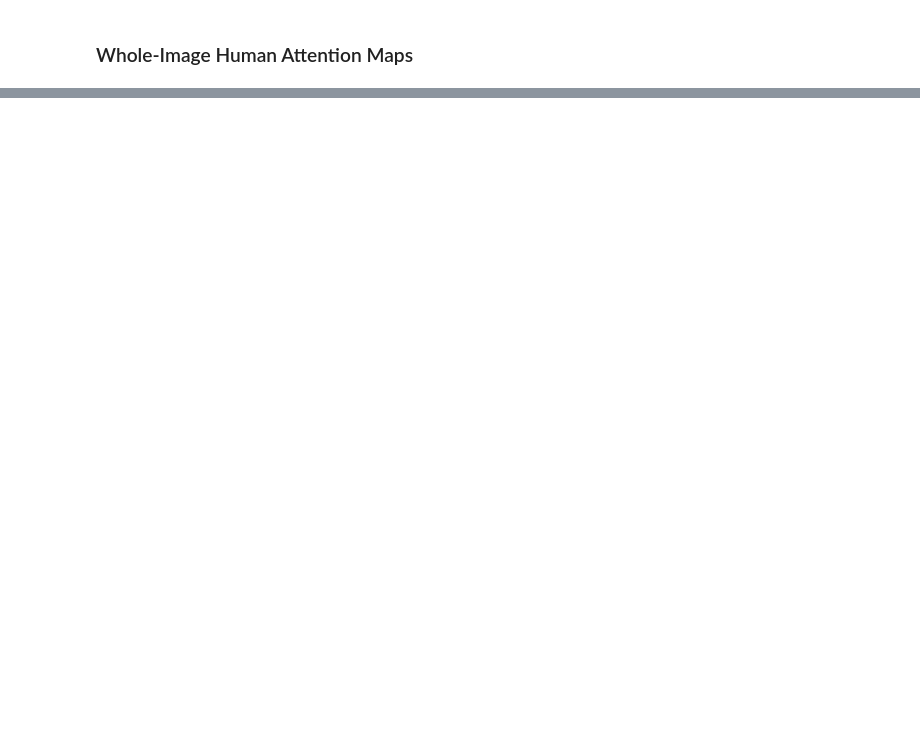
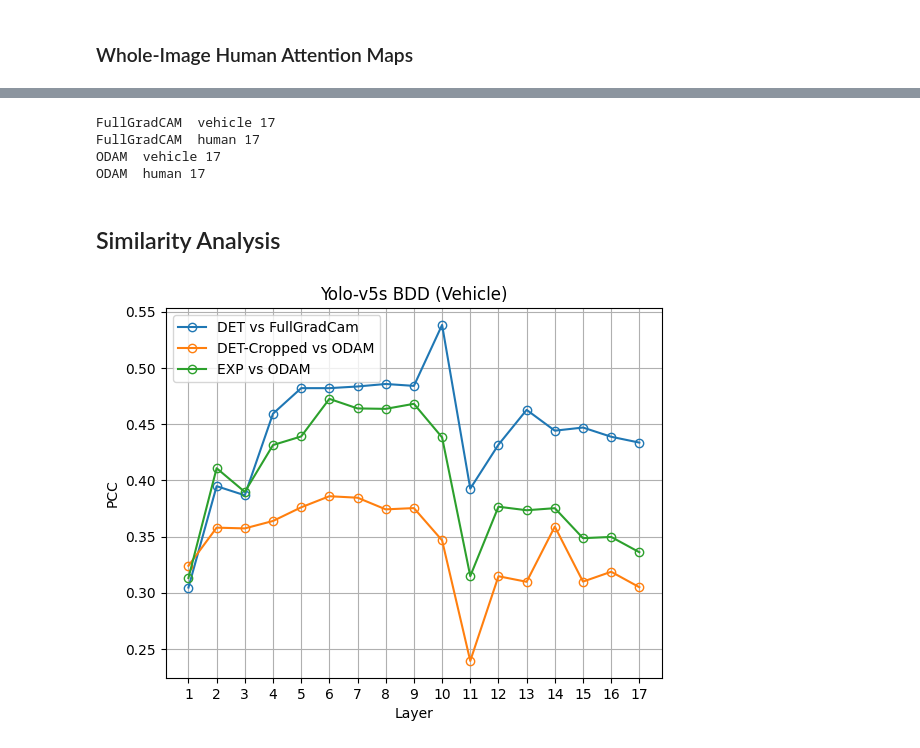
Before and after one commit to shaderein/xai, a Jupyter notebook: scripts/layer_similarity_analysis.ipynb, the cells around one changed output, grey strips where cells are left out. Cells and saved outputs as stored; diff of their text form; code cells hidden in the pictures; blank space fills up the shorter version.

```diff
--- a/scripts/layer_similarity_analysis.ipynb
+++ b/scripts/layer_similarity_analysis.ipynb
@@ -56,0 +89,12 @@ for category, path in xai_saliency_path.items():
+# %%
+for type, t in xai_saliency_maps.items():
+    for category, c in t.items():
+        # for layer, l in c.items():
+            print(f"{type}  {category} {len(c)}")
+# %% [output]
+FullGradCAM  vehicle 17
+FullGradCAM  human 17
+ODAM  vehicle 17
+ODAM  human 17
+# %% [markdown]
+## Similarity Analysis
@@ -66,10 +163,34 @@ RMSE_layer_mean_all = pd.concat([pd.DataFrame.from_dict(RMSE_all['vehicle']),pd.
 # %%
-PCC_veh_sorted = PCC_layer_mean_veh.sort_index()
-RMSE_veh_sorted = RMSE_layer_mean_veh.sort_index()
+# PCC_veh_sorted = PCC_layer_mean_veh.sort_index()
+# RMSE_veh_sorted = RMSE_layer_mean_veh.sort_index()
 
-PCC_hum_sorted = PCC_layer_mean_hum.sort_index()
-RMSE_hum_sorted = RMSE_layer_mean_hum.sort_index()
+# PCC_hum_sorted = PCC_layer_mean_hum.sort_index()
+# RMSE_hum_sorted = RMSE_layer_mean_hum.sort_index()
 
-PCC_all_sorted = PCC_layer_mean_all.sort_index()
-RMSE_all_sorted = RMSE_layer_mean_all.sort_index()
+# PCC_all_sorted = PCC_layer_mean_all.sort_index()
+# RMSE_all_sorted = RMSE_layer_mean_all.sort_index()
+
+PCC_sorted = defaultdict(defaultdict)
+RMSE_sorted = defaultdict(defaultdict)
+
+for analysis in PCC_all.keys():
+    for category in ['vehicle','human']:
+        PCC_sorted[analysis][category] = PCC_layer_mean[analysis][category].sort_index()
+        RMSE_sorted[analysis][category] = RMSE_layer_mean[analysis][category].sort_index()
+# %%
+# Vehicle
+plt.figure()
+for analysis in PCC_all.keys():
+# for analysis in ['DET vs FullGradCam','EXP vs ODAM']:
+    plt.plot(PCC_sorted[analysis]['vehicle'].index, PCC_sorted[analysis]['vehicle'].values, marker='o',fillstyle='none',label=analysis)
+plt.ylim((0,0.55))
+plt.xticks(PCC_sorted[analysis]['vehicle'].index)
+plt.grid()
+plt.legend()
+plt.xlabel('Layer')
+plt.ylabel('PCC')
+plt.title("Yolo-v5s BDD (Vehicle)")
+plt.show()
+# %% [output]
+[figure, added]
 # %%
```
Also changed, not shown: parts of 10 cells of this notebook.
